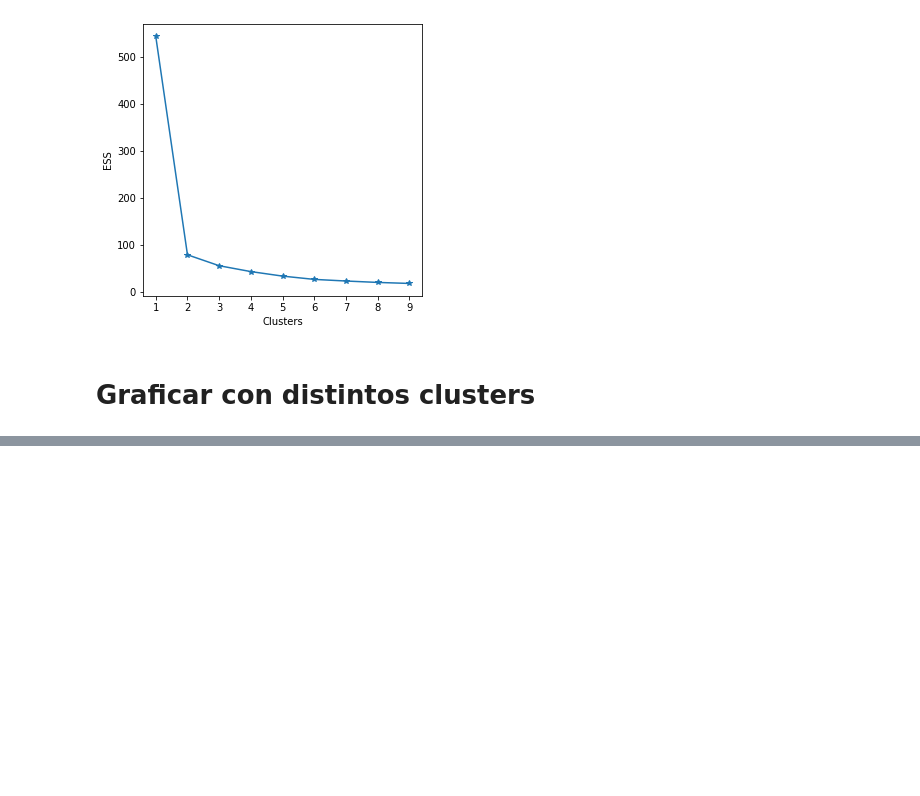
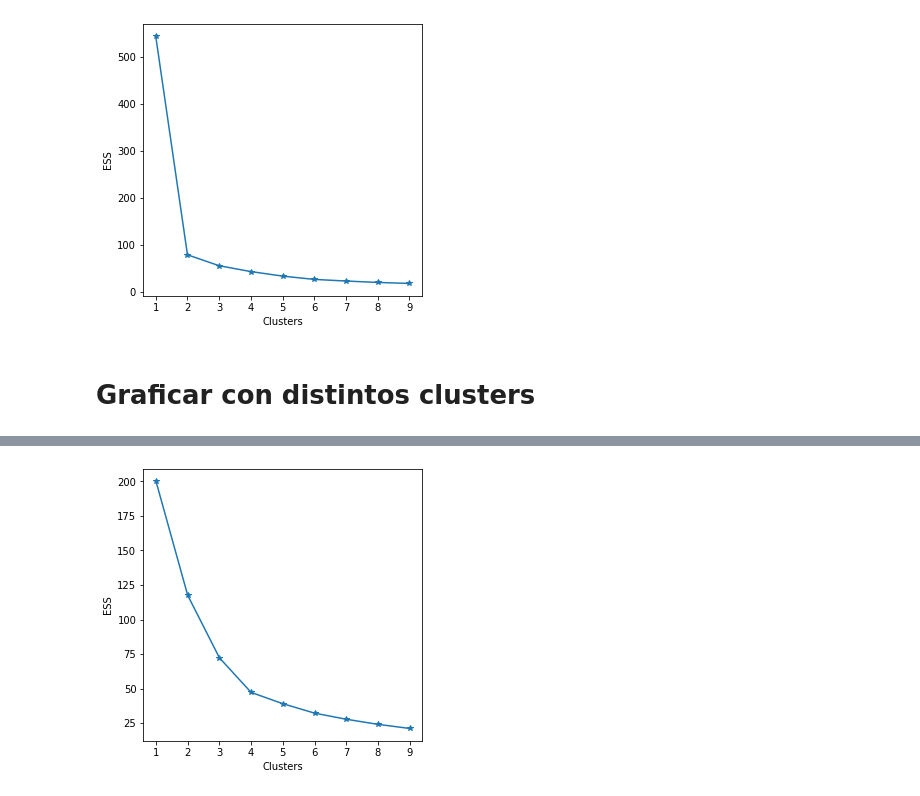
Before and after one commit to EMcoding17/ExtraccionConocimientosDeBD, a Jupyter notebook: Actividad08/EntrenamientoNoSupervisado.ipynb, the cells around one changed output, grey strips where cells are left out. Cells and saved outputs as stored; diff of their text form; code cells hidden in the pictures; blank space fills up the shorter version.

```diff
--- a/Actividad08/EntrenamientoNoSupervisado.ipynb
+++ b/Actividad08/EntrenamientoNoSupervisado.ipynb
@@ -250,0 +313,19 @@ for k in list_k:
+# %%
+#TECNICA DEL CODO
+#Suma de la distancia al cuadrado
+ess = []
+list_k = list(range(1,10))
+
+for k in list_k:
+  model = KMeans(n_clusters=k)
+  model.fit(df2)
+  ess.append(model.inertia_)
+
+#Graficar la suma de la distancia al cuadrado
+plt.figure(figsize=(5,5))
+plt.plot(list_k,ess,'-*')
+plt.xlabel('Clusters')
+plt.ylabel('ESS')
+plt.show()
+# %% [output]
+[figure, added]
```
Also changed, not shown: parts of 11 cells of this notebook.
